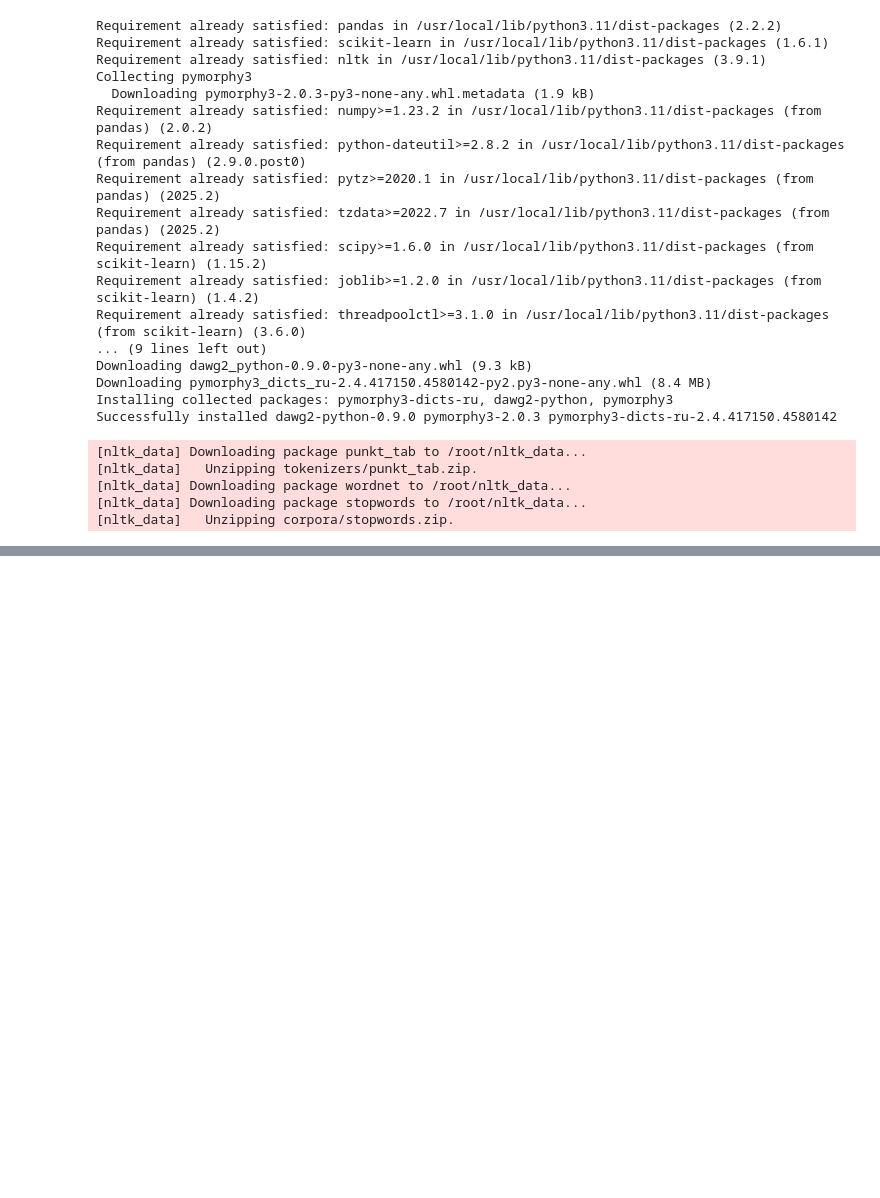
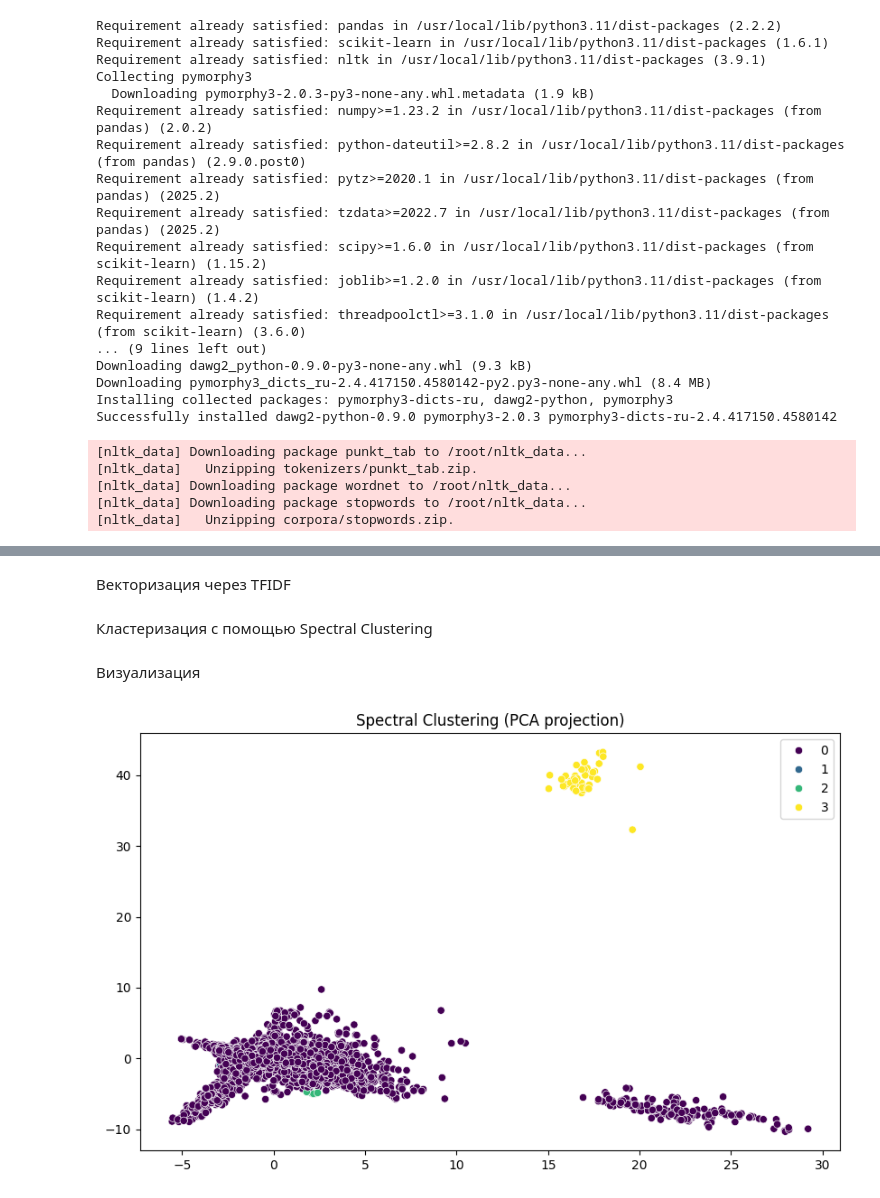
Before and after one commit to Communist02/BIN-22-1_Mazur_Denis_ML, a Jupyter notebook: ДЗ_5.ipynb, the cells around one changed output, grey strips where cells are left out. Drawn from its saved outputs; the diff is of its cells as text; code cells hidden in the pictures; blank space fills up the shorter version.

```diff
--- a/ДЗ_5.ipynb
+++ b/ДЗ_5.ipynb
@@ -157,3 +169,18 @@ for index, row in df.iterrows():
     tokens = pc.delete_stop_words(tokens)  # Удаление стоп слов
 
     row['Description'] = ' '.join(tokens)
+# %% [markdown]
+Векторизация через TFIDF
+# %%
+from sklearn.feature_extraction.text import TfidfVectorizer
+
+vectorizer = TfidfVectorizer(max_features=5000)
+X = vectorizer.fit_transform(df['Description'])
+# %% [markdown]
+Кластеризация с помощью Spectral Clustering
+# %%
+from sklearn.preprocessing import StandardScaler
+
+# Масштабирование данных
+scaler = StandardScaler()
+X_scaled = scaler.fit_transform(X.toarray())
@@ -159,0 +189,29 @@ for index, row in df.iterrows():
+# %%
+spectral = SpectralClustering(
+    n_clusters=4,
+    affinity='nearest_neighbors',
+    n_neighbors=10,
+    random_state=42
+)
+labels = spectral.fit_predict(X_scaled)
+# %% [markdown]
+Визуализация
+# %%
+from sklearn.decomposition import PCA
+pca = PCA(n_components=2)
+X_pca = pca.fit_transform(X_scaled)
+# %%
+import seaborn as sns
+
+plt.figure(figsize=(10, 6))
+sns.scatterplot(
+    x=X_pca[:, 0],
+    y=X_pca[:, 1],
+    hue=labels,
+    palette='viridis',
+    legend='full'
+)
+plt.title('Spectral Clustering (PCA projection)')
+plt.show()
+# %% [output]
+[figure, added]
```
Also changed, not shown: parts of 6 cells of this notebook.
